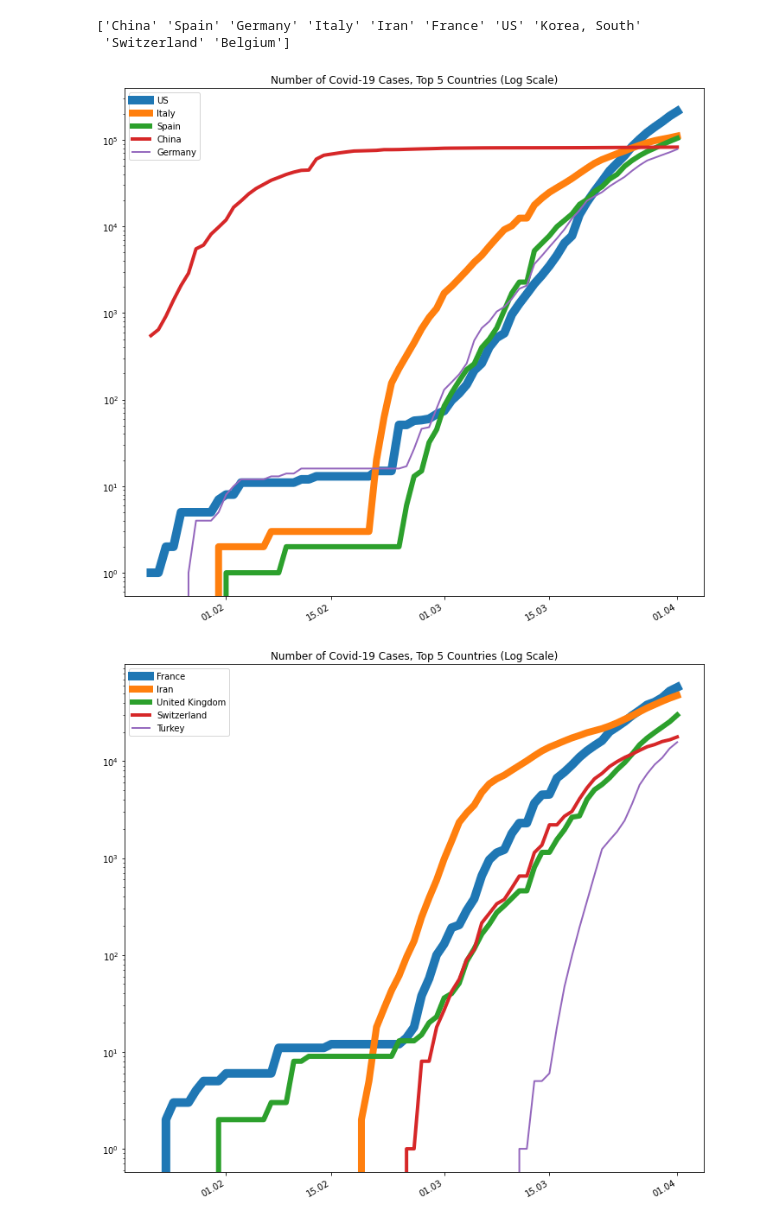
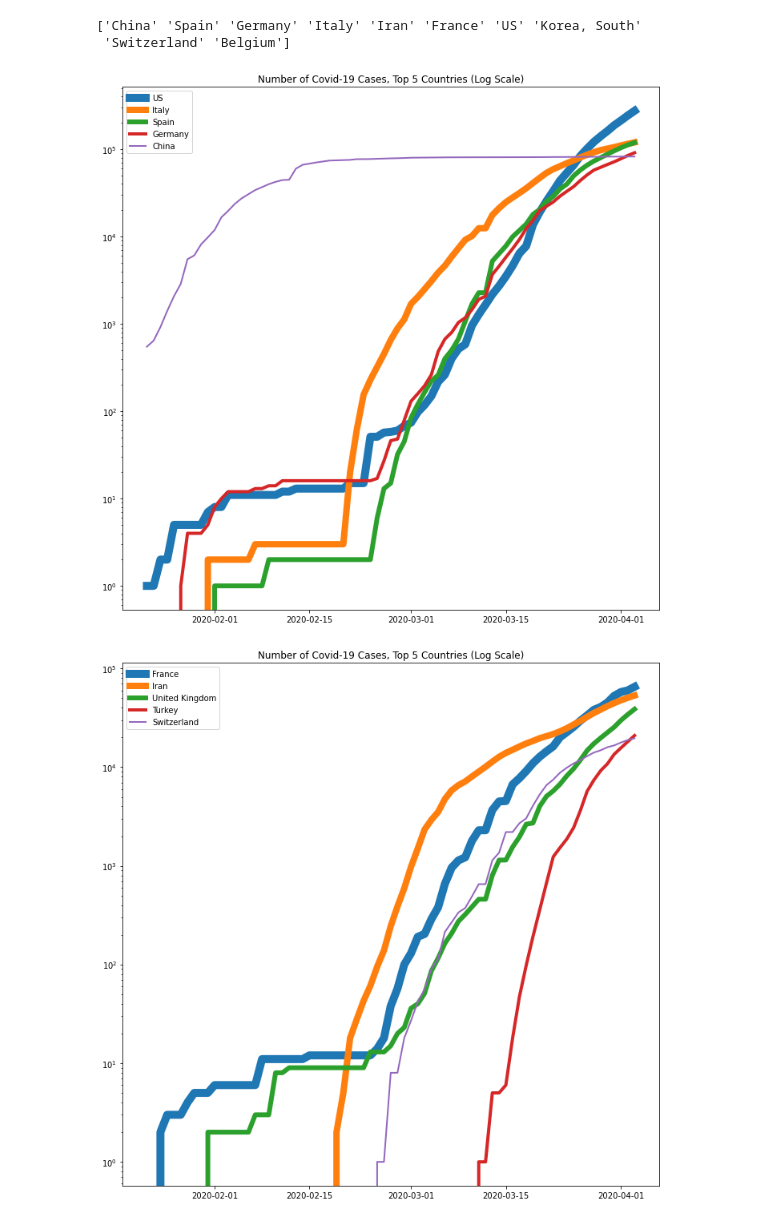
Before and after one commit to abhishekdana1999/COVIDANALYSIS-PYTHON, a Jupyter notebook: COVID ANALYSIS.ipynb, the cells around one changed output. Saved outputs shown, nothing was run; the diff lists cells and outputs as text; code cells hidden in the pictures.

```diff
--- a/COVID ANALYSIS.ipynb
+++ b/COVID ANALYSIS.ipynb
@@ -137,24 +148,23 @@ print(rcountries)
 # %%
 # top 5 countries by number of confirmed cases => Log scale
 zerodate = datetime.datetime(2020, 1, 22)
 d = confirmed.columns.size-4
 date0 = [zerodate + datetime.timedelta(days=i) for i in range(d)]
 
 fig, ax = plt.subplots(figsize=(12, 12))
 i=1
 for country in countries[0:5]:
     scdata=ccs.loc[ccs['Country/Region']==country].values[:,3:][0]
     ax.set_yscale('log')
     ax.plot(date0,scdata, label='%s' % country, linewidth=12-2*i)
-    myFmt = DateFormatter("%d.%m")
-    ax.xaxis.set_major_formatter(myFmt)
-    fig.autofmt_xdate()
+
+
     ax.legend(loc='upper left')
     ax.set_title('Number of Covid-19 Cases, Top 5 Countries (Log Scale)')
     i=i+1
 plt.show()
 # %% [output]
-[figure, old version]
+[figure, new version]
 # %%
 
 fig, ax = plt.subplots(figsize=(12, 12))
@@ -163,15 +173,12 @@ for country in countries[5:10]:
     scdata=ccs.loc[ccs['Country/Region']==country].values[:,3:][0]
     ax.set_yscale('log')
     ax.plot(date0,scdata, label='%s' % country, linewidth=12-2*i)
-    myFmt = DateFormatter("%d.%m")
-    ax.xaxis.set_major_formatter(myFmt)
-    fig.autofmt_xdate()
     ax.legend(loc='upper left')
     ax.set_title('Number of Covid-19 Cases, Top 5 Countries (Log Scale)')
     i=i+1
 plt.show()
 # %% [output]
-[figure, old version]
+[figure, new version]
 # %%
 # top 5 countries by number of deaths => Log scale
 
```
Also changed, not shown: parts of 20 cells of this notebook, 3 other files.
